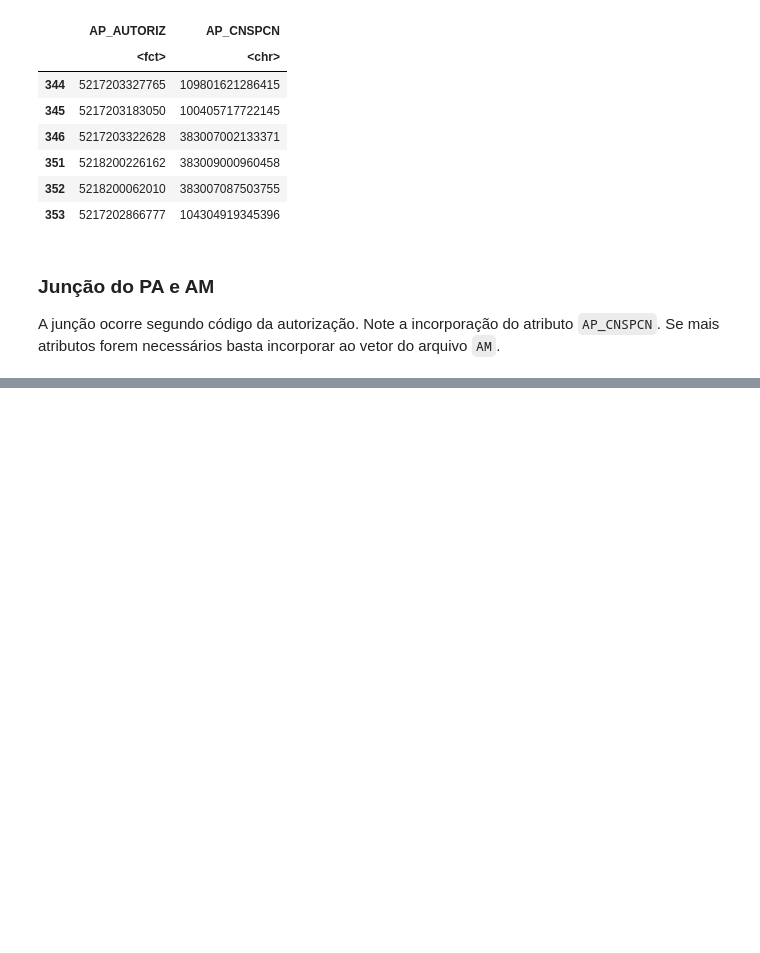
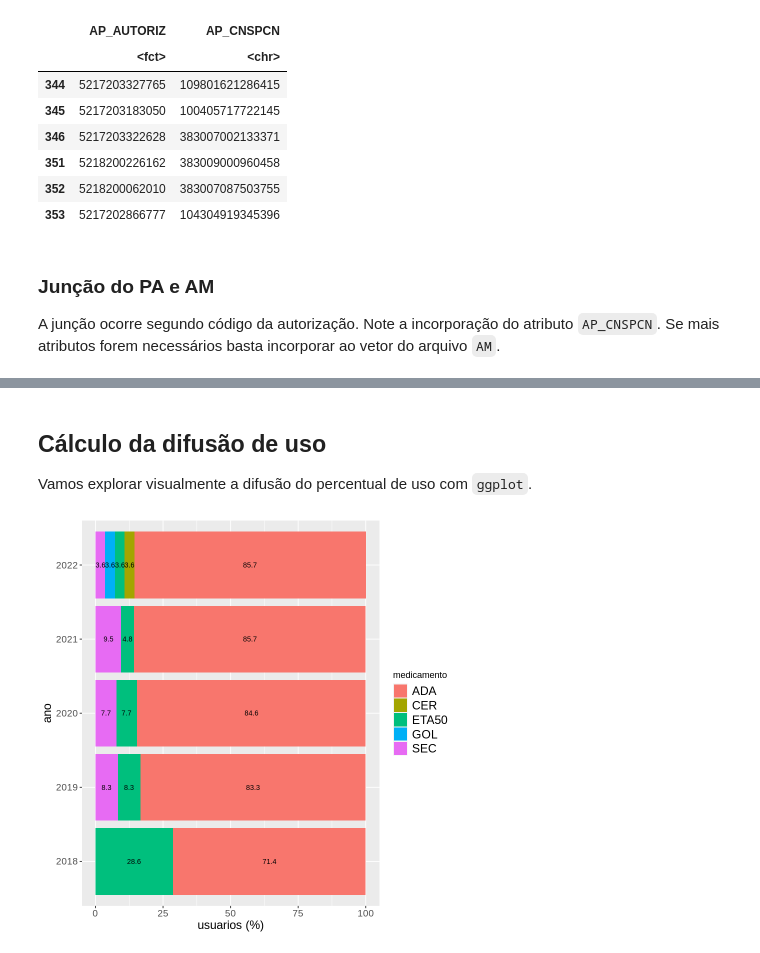
Before and after one commit to labxss/curso_r, a Jupyter notebook: dbc2csv_cuso_r.ipynb, the cells around one changed output, grey strips where cells are left out. Drawn from its saved outputs; the diff is of its cells as text; code cells hidden in the pictures; blank space fills up the shorter version.

```diff
--- a/dbc2csv_cuso_r.ipynb
+++ b/dbc2csv_cuso_r.ipynb
@@ -440,0 +431,5 @@ A data.frame: 6 × 12
+# %%
+options(scipen=999) # para evitar notacao cientifica
+paam_atendimento=read_csv("https://raw.githubusercontent.com/labxss/curso_r/main/csv/sia_pa_RR.csv")
+paam_atendimento$ano=substr(paam_atendimento$PA_CMP,1,4)
+head(paam_atendimento)
@@ -440,0 +524,7 @@ A data.frame: 6 × 12
+# %%
+usuarios=aggregate(
+  AP_CNSPCN ~ ano + medicamento,
+  data = paam_atendimento,
+  function(x) length(unique(x))
+)
+head(usuarios,20)
@@ -440,0 +551,8 @@ A data.frame: 6 × 12
+# %%
+      paam_anual = merge(
+        usuarios, quantidade,
+        by.x=c("ano","medicamento"),
+        by.y=c("ano","medicamento"),
+        all.x = TRUE
+      )
+paam_anual
@@ -440,0 +668,30 @@ A data.frame: 6 × 12
+# %% [markdown]
+## Cálculo da difusão de uso
+
+Vamos explorar visualmente a difusão do percentual de uso com `ggplot`.
+# %%
+if(!require(ggplot2)) {install.packages("ggplot2"); require(ggplot2)} # funcao getURL
+
+
+ggplot(
+  paam_anual_valor,
+  aes(
+    fill = medicamento,
+    y = usuario_perc,
+    x = ano,
+    label = usuario_perc
+  )
+) + geom_bar(stat = "identity") +
+  xlab('ano') +
+  ylab('usuarios (%)') +
+  geom_text(size = 3, position = position_stack(vjust = 0.5)) +
+  coord_flip() +
+  theme(
+    legend.text = element_text(size = rel(1.3)),
+    axis.title.x = element_text(size = rel(1.3)),
+    axis.title.y = element_text(size = rel(1.3)),
+    axis.text.x = element_text(size = rel(1.3)),
+    axis.text.y = element_text(size = rel(1.3))
+  )
+# %% [output]
+[figure, added]
```
Also changed, not shown: parts of 22 cells of this notebook.
